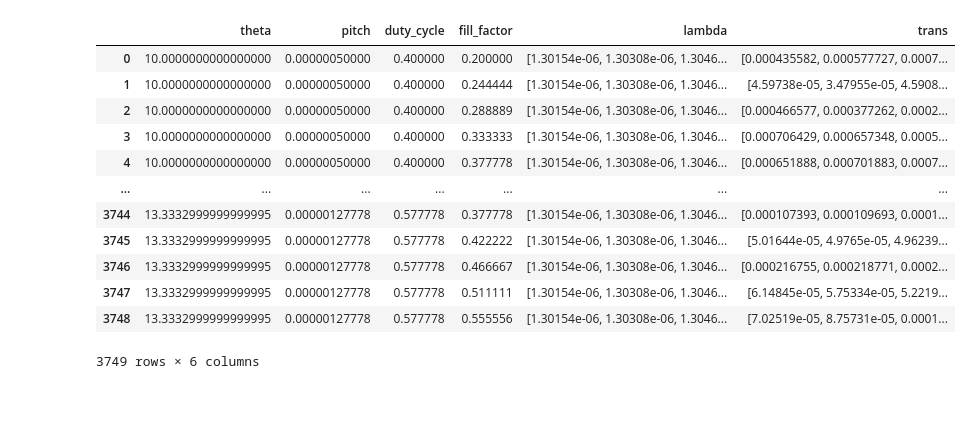
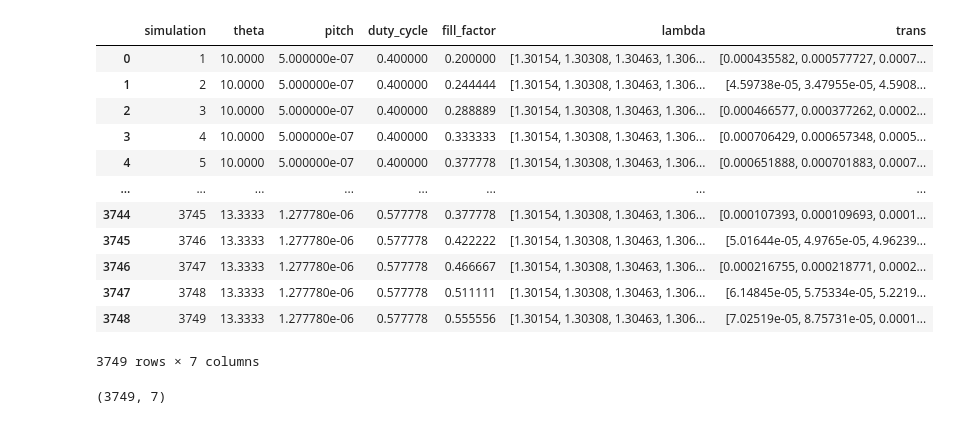
Before and after one commit to JonathanALevine/deep-photonics, a Jupyter notebook: lumerical_output_parser_v1.ipynb, the cells around one changed output. Cells and saved outputs as stored; diff of their text form; code cells hidden in the pictures.

```diff
--- a/lumerical_output_parser_v1.ipynb
+++ b/lumerical_output_parser_v1.ipynb
@@ -17,7 +17,6 @@ import math
 from tqdm import tqdm
 import torch
 pd.set_option("display.max_columns", None)
-pd.set_option('display.precision', 16)
 # %%
 filename = 'lumerical_outputs/Results_1673042557656.txt'
 
@@ -33,6 +32,8 @@ thetas = []
 pitchs = []
 duty_cycles = []
 fill_factors =[]
+simulations = []
+simulation = 1
 
 with open(filename, 'r') as file:
     for line in file:
@@ -65,7 +66,7 @@ with open(filename, 'r') as file:
                 sorted_vals = sorted(vals, key=lambda x: x[0])
 
                 for value in sorted_vals:
-                    lambda_vals.append(float(value[0]))
+                    lambda_vals.append(float(value[0])*1000000)
                     trans_vals.append(float(value[1]))
 
                 a_spectrum_counter += 1
@@ -92,29 +93,35 @@ with open(filename, 'r') as file:
             line_number += 1
 
             if check2:
+                simulations.append(simulation)
                 thetas.append(theta)
                 pitchs.append(pitch)
                 duty_cycles.append(duty_cycle)
                 fill_factors.append(fill_factor)
                 lambdas.append(lambda_vals)
                 trans.append(trans_vals)
+                simulation += 1
         else:
             line_number += 1
 # %%
-data = {'theta':thetas, 'pitch':pitchs, 'duty_cycle':duty_cycles, 'fill_factor':fill_factors, 'lambda':lambdas, 'trans':trans}
+data = {'simulation':simulations, 'theta':thetas, 'pitch':pitchs, 'duty_cycle':duty_cycles, 'fill_factor':fill_factors, 'lambda':lambdas, 'trans':trans}
 dataframe = pd.DataFrame(data=data)
 dataframe
 # %% [output]
-|  | theta | pitch | duty_cycle | fill_factor | lambda | trans |
-| 0 | 10.0000000000000000 | 0.00000050000 | 0.400000 | 0.200000 | [1.30154e-06, 1.30308e-06, 1.3046... | [0.000435582, 0.000577727, 0.0007... |
-| 1 | 10.0000000000000000 | 0.00000050000 | 0.400000 | 0.244444 | [1.30154e-06, 1.30308e-06, 1.3046... | [4.59738e-05, 3.47955e-05, 4.5908... |
-| 2 | 10.0000000000000000 | 0.00000050000 | 0.400000 | 0.288889 | [1.30154e-06, 1.30308e-06, 1.3046... | [0.000466577, 0.000377262, 0.0002... |
-| 3 | 10.0000000000000000 | 0.00000050000 | 0.400000 | 0.333333 | [1.30154e-06, 1.30308e-06, 1.3046... | [0.000706429, 0.000657348, 0.0005... |
-| 4 | 10.0000000000000000 | 0.00000050000 | 0.400000 | 0.377778 | [1.30154e-06, 1.30308e-06, 1.3046... | [0.000651888, 0.000701883, 0.0007... |
-| ... | ... | ... | ... | ... | ... | ... |
-| 3744 | 13.3332999999999995 | 0.00000127778 | 0.577778 | 0.377778 | [1.30154e-06, 1.30308e-06, 1.3046... | [0.000107393, 0.000109693, 0.0001... |
-| 3745 | 13.3332999999999995 | 0.00000127778 | 0.577778 | 0.422222 | [1.30154e-06, 1.30308e-06, 1.3046... | [5.01644e-05, 4.9765e-05, 4.96239... |
-| 3746 | 13.3332999999999995 | 0.00000127778 | 0.577778 | 0.466667 | [1.30154e-06, 1.30308e-06, 1.3046... | [0.000216755, 0.000218771, 0.0002... |
-| 3747 | 13.3332999999999995 | 0.00000127778 | 0.577778 | 0.511111 | [1.30154e-06, 1.30308e-06, 1.3046... | [6.14845e-05, 5.75334e-05, 5.2219... |
-| 3748 | 13.3332999999999995 | 0.00000127778 | 0.577778 | 0.555556 | [1.30154e-06, 1.30308e-06, 1.3046... | [7.02519e-05, 8.75731e-05, 0.0001... |
+|  | simulation | theta | pitch | duty_cycle | fill_factor | lambda | trans |
+| 0 | 1 | 10.0000 | 5.000000e-07 | 0.400000 | 0.200000 | [1.30154, 1.30308, 1.30463, 1.306... | [0.000435582, 0.000577727, 0.0007... |
+| 1 | 2 | 10.0000 | 5.000000e-07 | 0.400000 | 0.244444 | [1.30154, 1.30308, 1.30463, 1.306... | [4.59738e-05, 3.47955e-05, 4.5908... |
+| 2 | 3 | 10.0000 | 5.000000e-07 | 0.400000 | 0.288889 | [1.30154, 1.30308, 1.30463, 1.306... | [0.000466577, 0.000377262, 0.0002... |
+| 3 | 4 | 10.0000 | 5.000000e-07 | 0.400000 | 0.333333 | [1.30154, 1.30308, 1.30463, 1.306... | [0.000706429, 0.000657348, 0.0005... |
+| 4 | 5 | 10.0000 | 5.000000e-07 | 0.400000 | 0.377778 | [1.30154, 1.30308, 1.30463, 1.306... | [0.000651888, 0.000701883, 0.0007... |
+| ... | ... | ... | ... | ... | ... | ... | ... |
+| 3744 | 3745 | 13.3333 | 1.277780e-06 | 0.577778 | 0.377778 | [1.30154, 1.30308, 1.30463, 1.306... | [0.000107393, 0.000109693, 0.0001... |
+| 3745 | 3746 | 13.3333 | 1.277780e-06 | 0.577778 | 0.422222 | [1.30154, 1.30308, 1.30463, 1.306... | [5.01644e-05, 4.9765e-05, 4.96239... |
+| 3746 | 3747 | 13.3333 | 1.277780e-06 | 0.577778 | 0.466667 | [1.30154, 1.30308, 1.30463, 1.306... | [0.000216755, 0.000218771, 0.0002... |
+| 3747 | 3748 | 13.3333 | 1.277780e-06 | 0.577778 | 0.511111 | [1.30154, 1.30308, 1.30463, 1.306... | [6.14845e-05, 5.75334e-05, 5.2219... |
+| 3748 | 3749 | 13.3333 | 1.277780e-06 | 0.577778 | 0.555556 | [1.30154, 1.30308, 1.30463, 1.306... | [7.02519e-05, 8.75731e-05, 0.0001... |
-3749 rows × 6 columns
+3749 rows × 7 columns
+# %%
+dataframe.shape
+# %% [output]
+(3749, 7)
```
Also changed, not shown: parts of 4 cells of this notebook, 1 other file.
